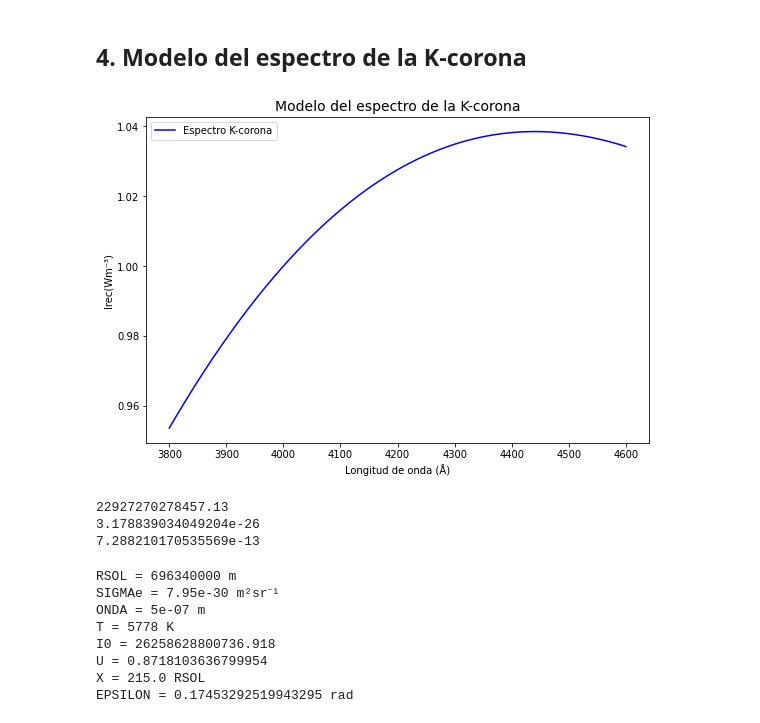
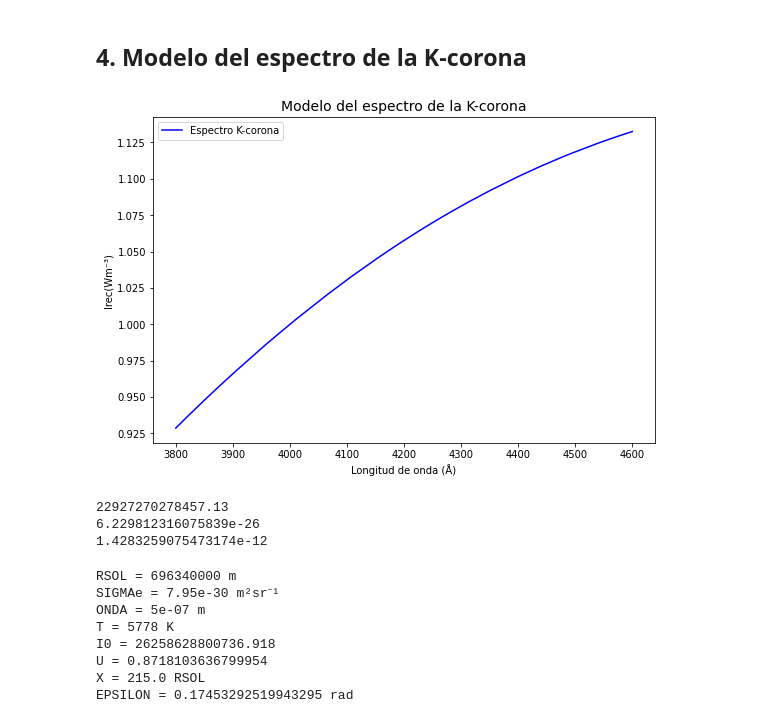
Before and after one commit to aliciavr/thomsonpy, a Jupyter notebook: src/thomsonpy/thomson_scattering/thomson_scattering.ipynb, the cells around one changed output. Saved outputs shown, nothing was run; the diff lists cells and outputs as text; code cells hidden in the pictures.

```diff
--- a/src/thomsonpy/thomson_scattering/thomson_scattering.ipynb
+++ b/src/thomsonpy/thomson_scattering/thomson_scattering.ipynb
@@ -605,37 +609,37 @@ pyplot.show()
 # desde el observador, O, al punto de dispersión, Q.
 
 pyplot.figure(figsize=(9, 6))
 pyplot.title("Modelo del espectro de la K-corona", fontsize=14)
 pyplot.xlabel("Longitud de onda (Å)")
 pyplot.ylabel("Irec(Wm⁻³)")
 
 x = 215 * units.RSOL_TO_METERS # m
 long_onda = 4600E-10 # m
 ini_long_onda = 3800E-10 # m
 num_puntos = 5000
-ini_z = 0 * units.RSOL_TO_METERS # m
-fin_z = 100 * units.RSOL_TO_METERS # m
-incr_z = 0.5 * units.RSOL_TO_METERS # m
+ini_z = 210 * units.RSOL_TO_METERS # m
+fin_z = 220 * units.RSOL_TO_METERS # m
+incr_z = 0.1 * units.RSOL_TO_METERS # m
 epsilon = tsp.EPSILON # rad
 
 wavelength_values = np.linspace(ini_long_onda, long_onda, num_puntos)
 scattered_light_values = []
 
 onda_4000 = thtools.get_scattered_light(4000E-10, tsp.T_SOL, x, epsilon, ini_z, fin_z, incr_z)
 
 # Calcula los valores de intensidad recibida en función de la longitud de onda para una elongación fija.
 for i in wavelength_values:
   scattered_light = thtools.get_scattered_light(i, tsp.T_SOL, x, epsilon, ini_z, fin_z, incr_z)
   scattered_light_norm = scattered_light / onda_4000
   scattered_light_values.append(scattered_light_norm)
 
 # Representa los valores de omega.
 pyplot.plot([i * 1E10 for i in wavelength_values], scattered_light_values, linestyle = '-', color = 'b', label = 'Espectro K-corona')
 
 pyplot.legend()
 pyplot.show()
 # %% [output]
-[figure, old version]
+[figure, new version]
 # %%
 U = thtools.coef_limb_darkening(4000E-10)
 print(thtools.radiacion_planck(tsp.T_SOL, 4000E-10))
@@ -643,8 +647,8 @@ print(thtools.Irec_z(x, epsilon, ini_z, fin_z, incr_z, U))
 print(thtools.get_scattered_light(4000E-10, tsp.T_SOL, x, epsilon, ini_z, fin_z, incr_z))
 # %% [output]
 22927270278457.13
-3.178839034049204e-26
-7.288210170535569e-13
+6.229812316075839e-26
+1.4283259075473174e-12
 # %%
 thtools.print_params_state(thtools.RSOL, tsp.SIGMA_E, tsp.WAVELENGTH, tsp.T_SOL, I0, U, tsp.X * units.METERS_TO_RSOL, tsp.EPSILON)
 # %% [output]
```
Also changed, not shown: parts of 8 cells of this notebook, 1 other file.
